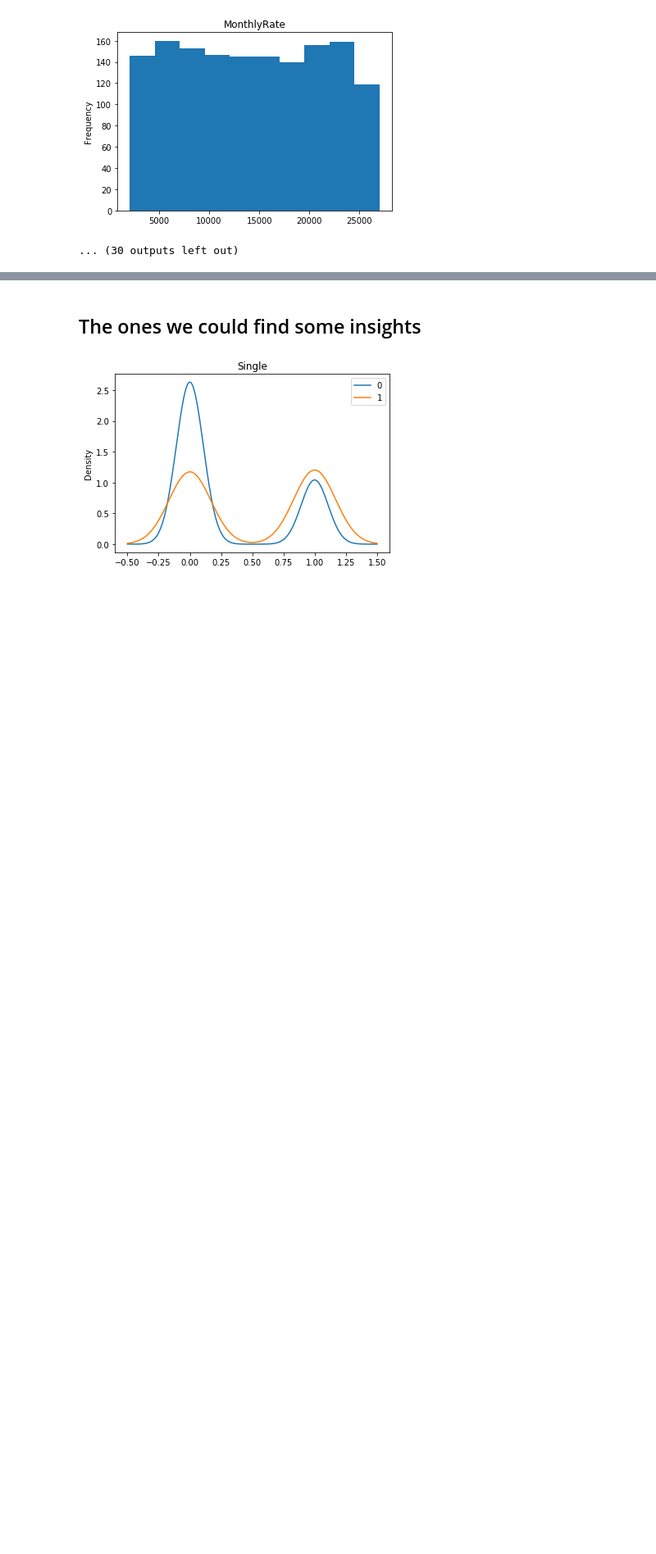
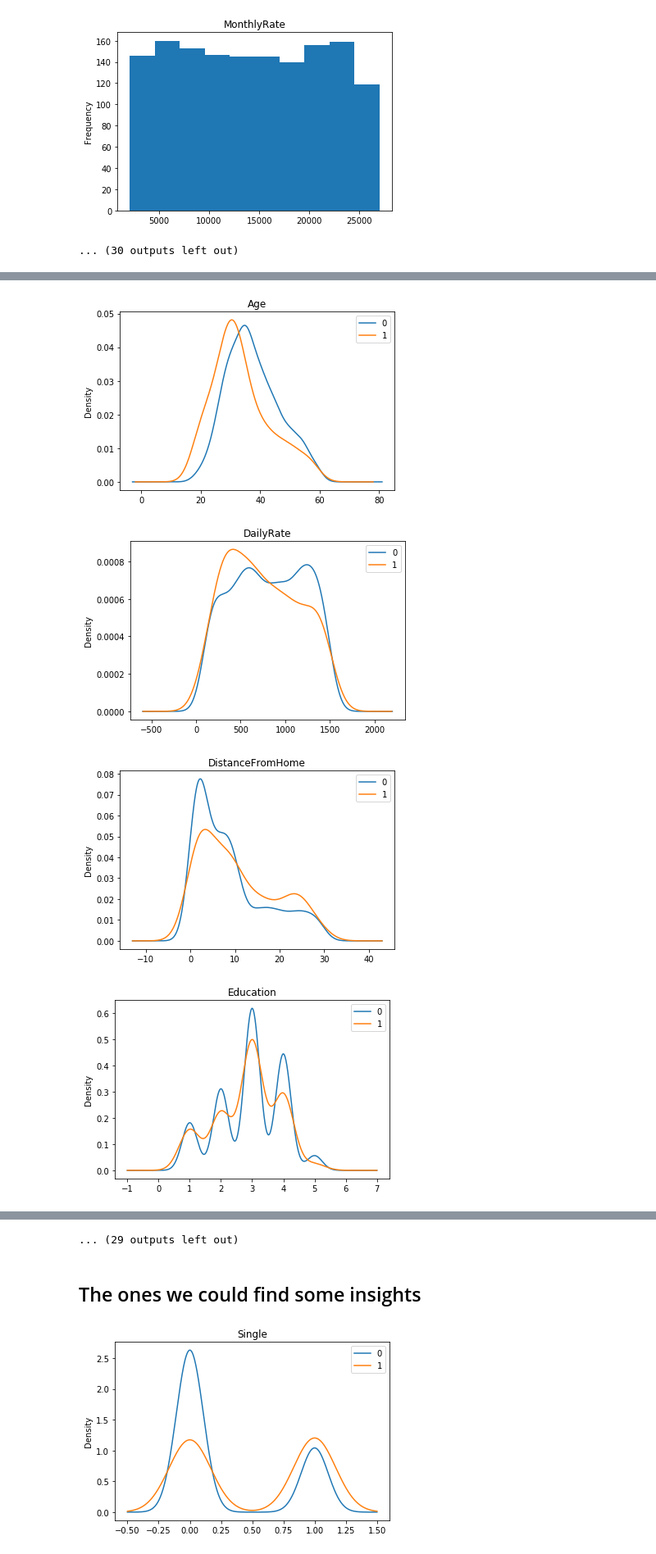
Before and after one commit to tciodaro/mit_ds_course, a Jupyter notebook: IBM RH Project Octavio/Code/Analysis/Features.ipynb, the cells around one changed output, grey strips where cells are left out. Shown at 82% size. Cells and saved outputs as stored; diff of their text form; code cells hidden in the pictures; blank space fills up the shorter version.

```diff
--- a/IBM RH Project Octavio/Code/Analysis/Features.ipynb
+++ b/IBM RH Project Octavio/Code/Analysis/Features.ipynb
@@ -76,0 +79,10 @@ for cname in  df_total.columns:
+# %%
+for cname in  df_total.columns[1:]:
+    plt.figure()
+    df_total.groupby('Attrition')[cname].plot.kde(legend =True)
+    plt.title(cname)
+# %% [output]
+[figure, added]
+[figure, added]
+[figure, added]
+[figure, added]
@@ -77,3 +97,4 @@ for cname in  df_total.columns:
+... (29 outputs left out)
 # %% [markdown]
 ## The ones we could find some insights
 # %%
```
Also changed, not shown: parts of 2 cells of this notebook.
